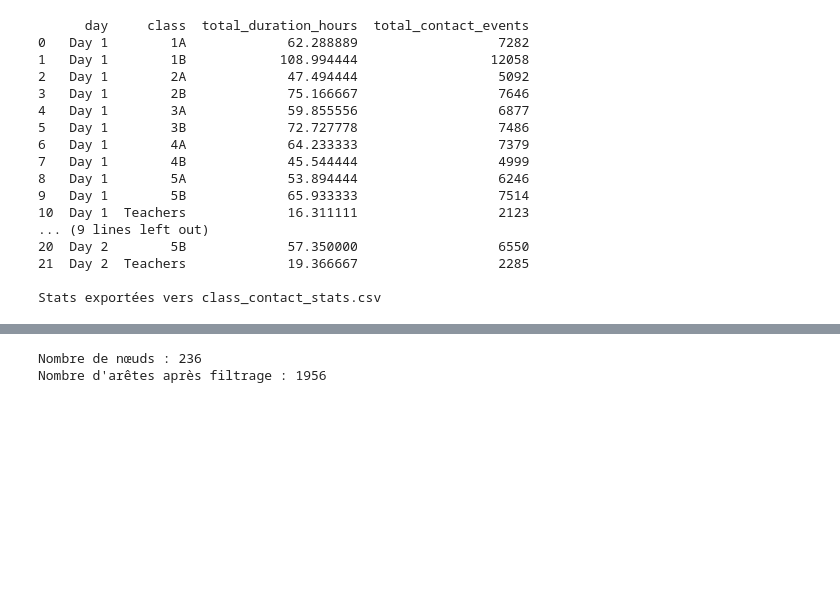
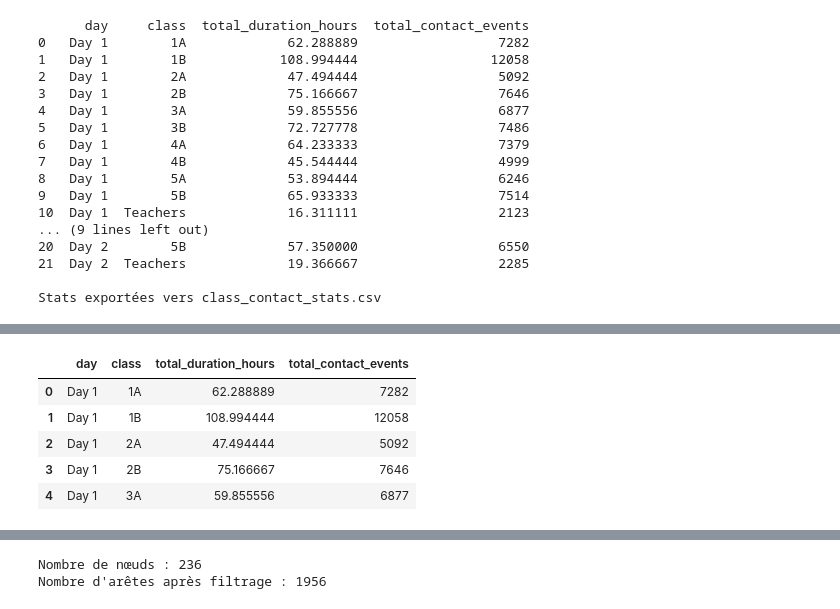
Before and after one commit to Abel-Idrice/unamur-certificat-datascience, a Jupyter notebook: SDASM101_graphmin_group1/graph-school/notebook_school_1.ipynb, the cells around one changed output, grey strips where cells are left out. Drawn from its saved outputs; the diff is of its cells as text; code cells hidden in the pictures; blank space fills up the shorter version.

```diff
--- a/SDASM101_graphmin_group1/graph-school/notebook_school_1.ipynb
+++ b/SDASM101_graphmin_group1/graph-school/notebook_school_1.ipynb
@@ -201,0 +244,10 @@ plt.show()
+# %%
+df2=pd.read_csv("class_contact_stats.csv")
+df2.head()
+# %% [output]
+|  | day | class | total_duration_hours | total_contact_events |
+| 0 | Day 1 | 1A | 62.288889 | 7282 |
+| 1 | Day 1 | 1B | 108.994444 | 12058 |
+| 2 | Day 1 | 2A | 47.494444 | 5092 |
+| 3 | Day 1 | 2B | 75.166667 | 7646 |
+| 4 | Day 1 | 3A | 59.855556 | 6877 |
```
Also changed, not shown: parts of 5 cells of this notebook.
